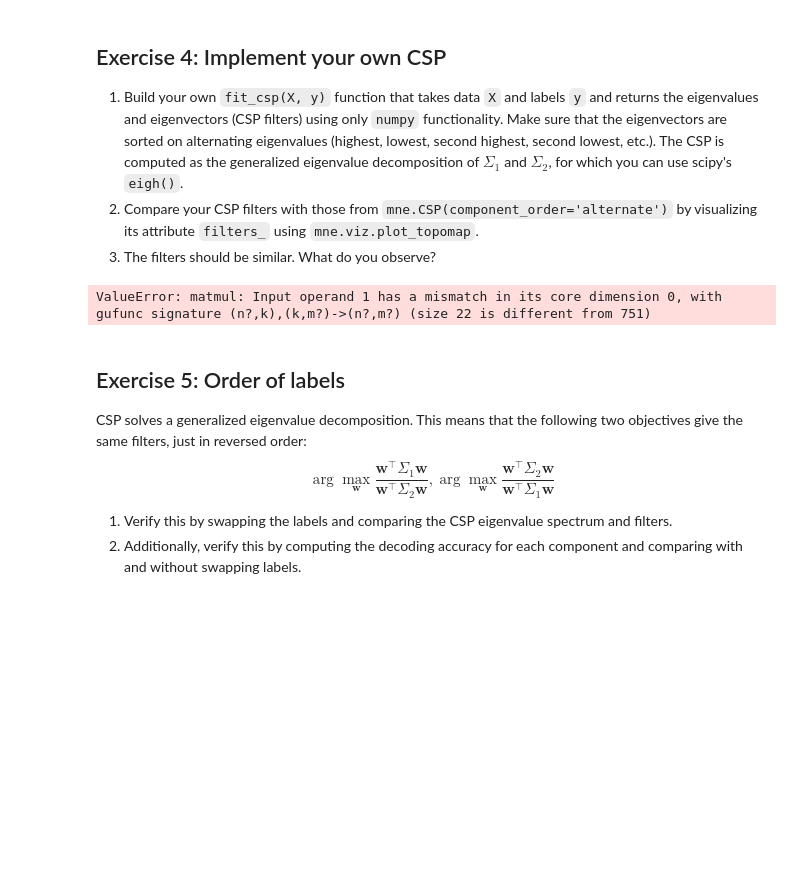
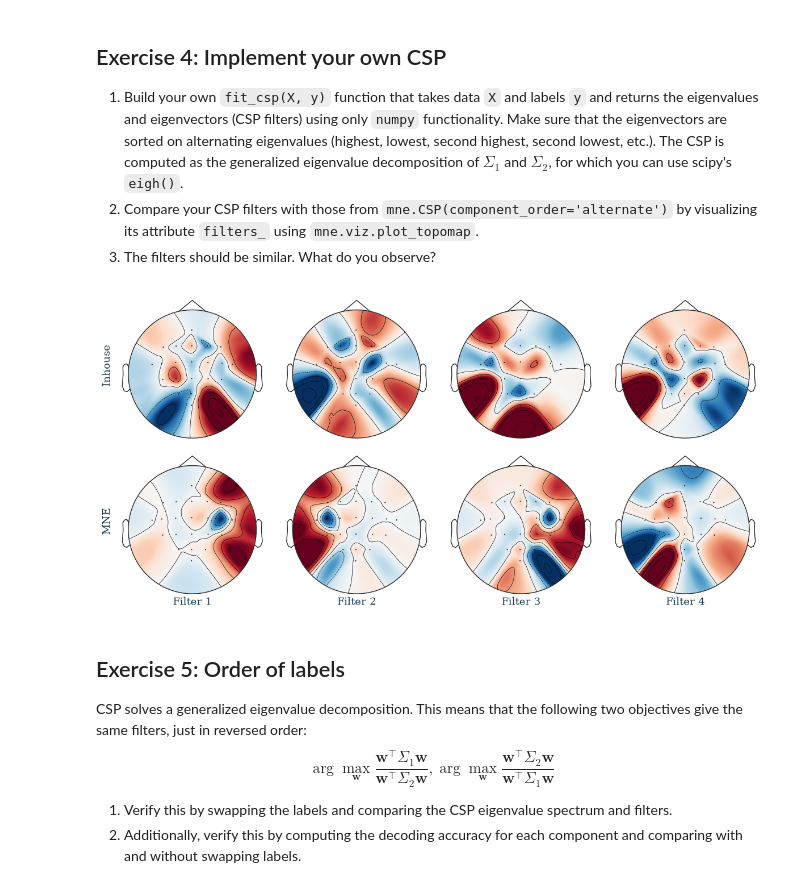
Before and after one commit to RobertvdLeeuw/nix-radboud, a Jupyter notebook: subjects/BCI/assignment_09_csp.ipynb, the cells around one changed output. Saved outputs shown, nothing was run; the diff lists cells and outputs as text; code cells hidden in the pictures; blank space fills up the shorter version.

```diff
--- a/subjects/BCI/assignment_09_csp.ipynb
+++ b/subjects/BCI/assignment_09_csp.ipynb
@@ -109,34 +135,43 @@ print(f"{scores.mean():.2f} accuracy with a standard deviation of {scores.std():
 1. Build your own `fit_csp(X, y)` function that takes data `X` and labels `y` and returns the eigenvalues and eigenvectors (CSP filters) using only `numpy` functionality. Make sure that the eigenvectors are sorted on alternating eigenvalues (highest, lowest, second highest, second lowest, etc.). The CSP is computed as the generalized eigenvalue decomposition of $\Sigma_1$ and $\Sigma_2$, for which you can use scipy's `eigh()`.
 1. Compare your CSP filters with those from `mne.CSP(component_order='alternate')` by visualizing its attribute `filters_` using `mne.viz.plot_topomap`.
 1. The filters should be similar. What do you observe?
-# %%
-
-
-def fit_csp(X, y):
-    class1, class2 = X[y], X[~y]
-
-    centered1, centered2 = class1 - class1.mean(axis=1, keepdims=True), class2 - class2.mean(axis=1, keepdims=True)
-    cov1, cov2 = centered1 @ centered1.T, centered2 @ centered2.T
-
-    eigvals, eigvecs = eigh(cov1 + cov2)
-
-    scale = 1 / np.sqrt(eigvals)
-    whitened = (centered @ eigenvecs) * scale
-
-    W = eigvecs / np.sqrt(np.maximum(eigvals, 1e-10))  # Avoiding div by zero
-
-    csp_components, B = eigh(W.T @ cov1 @ W)
-    eig_order = np.argsort(-np.abs(csp_components - 0.5))
-    csp_components, B = csp_components[eig_order], B[:, eig_order]
-
-    return csp_components, W @ B
-
-csp_components, csp_vals = fit_csp(data, labels)
-
-# csp.plot_patterns(filtered.info)
-mne.viz.plot_topomap(csp_components[0], filtered.info)
-# %% [output]
-ValueError: matmul: Input operand 1 has a mismatch in its core dimension 0, with gufunc signature (n?,k),(k,m?)->(n?,m?) (size 22 is different from 751)
+# %%
+from itertools import product
+
+def mean_cov(X):
+    return np.array([np.cov(trial) for trial in X]).mean(axis=0)
+
+def fit_csp(X, y):
+    class1, class2 = X[~y], X[y]
+
+    cov1, cov2 = mean_cov(class1), mean_cov(class2)
+
+    eigvals, eigvecs = eigh(cov1, cov1 + cov2)
+
+    asc = np.argsort(eigvals)
+    n = len(eigvals)
+    eig_order = np.empty(n, dtype=int)
+    eig_order[0::2] = asc[::-1][: (n + 1) // 2]
+    eig_order[1::2] = asc[: n // 2]
+
+    return eigvals[eig_order], eigvecs[:, eig_order]
+
+csp_vals, csp_vecs = fit_csp(data, labels)
+filters = csp_vecs.T
+
+fig, ax = plt.subplots(2, 4, figsize=(12, 6))
+
+for i in range(4):
+    mne.viz.plot_topomap(filters[i], filtered.info, axes=ax[0][i], show=False)
+    mne.viz.plot_topomap(csp.filters_[i], filtered.info, axes=ax[1][i], show=False)
+    ax[1][i].set_xlabel(f"Filter {i+1}")
+
+ax[0][0].set_ylabel("Inhouse")
+ax[1][0].set_ylabel("MNE")
+
+plt.tight_layout()
+# %% [output]
+[figure, added]
 # %% [markdown]
 ## Exercise 5: Order of labels
 CSP solves a generalized eigenvalue decomposition. This means that the following two objectives give the same filters, just in reversed order:
```
Also changed, not shown: parts of 7 cells of this notebook, 15 other files.
